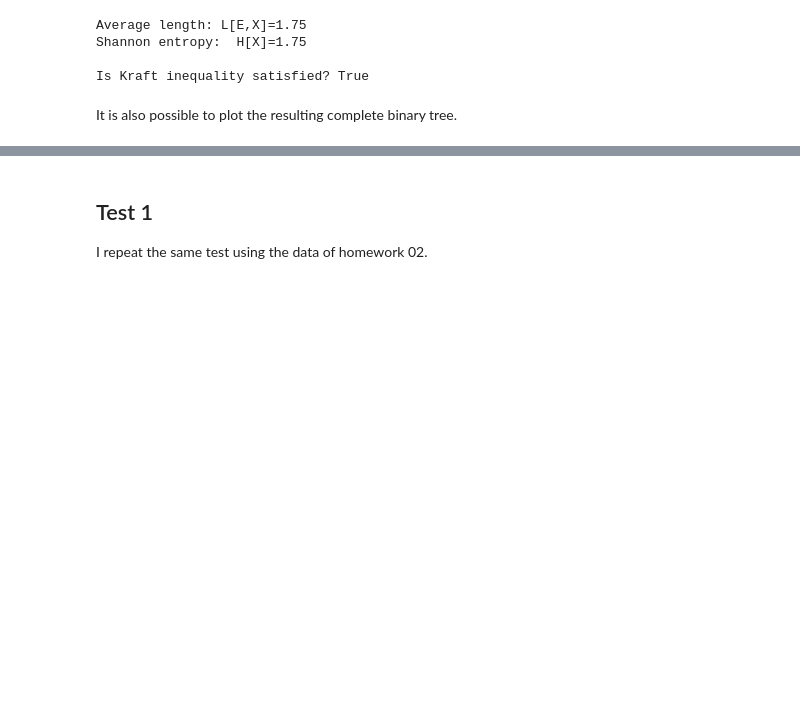
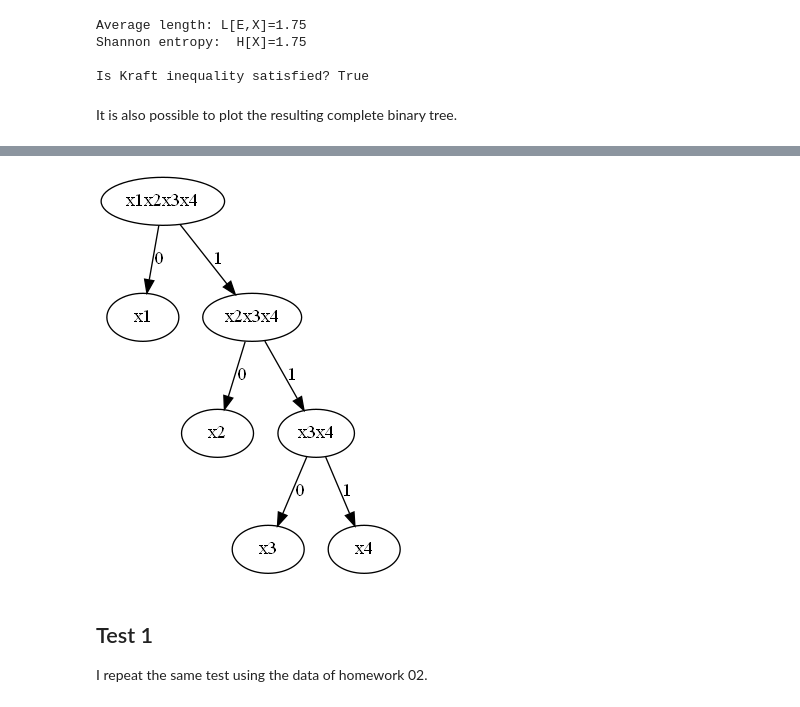
Before and after one commit to NicolaZomer/InformationTheory-Inference, a Jupyter notebook: 03_HuffmanAlgorithm.ipynb, the cells around one changed output, grey strips where cells are left out. Cells and saved outputs as stored; diff of their text form; code cells hidden in the pictures; blank space fills up the shorter version.

Commit message:
test to show trees on github

```diff
--- a/03_HuffmanAlgorithm.ipynb
+++ b/03_HuffmanAlgorithm.ipynb
@@ -152,7 +153,7 @@ def plot_tree(HC_steps):
     '''
 
     # inizialize the tree
-    f = graphviz.Digraph('mytree', format='png')
+    f = graphviz.Digraph('mytree')
 
     for x in HC_steps[0]:
         f.node('L0_'+x, label=x)
@@ -219,3 +216,8 @@ plot_tree(steps_0)
+# %%
+#plot_tree(steps_0)
+display_png(plot_tree(steps_0))
+# %% [output]
+[figure, added]
 # %% [markdown]
 ## Test 1
 I repeat the same test using the data of homework 02.
```
Also changed, not shown: parts of 4 cells of this notebook.
